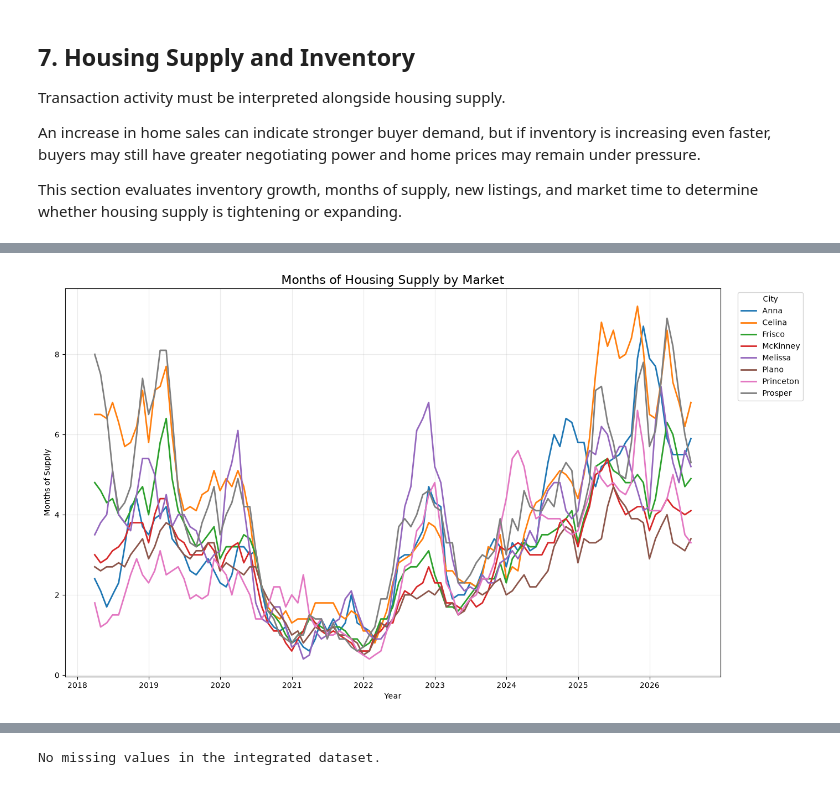
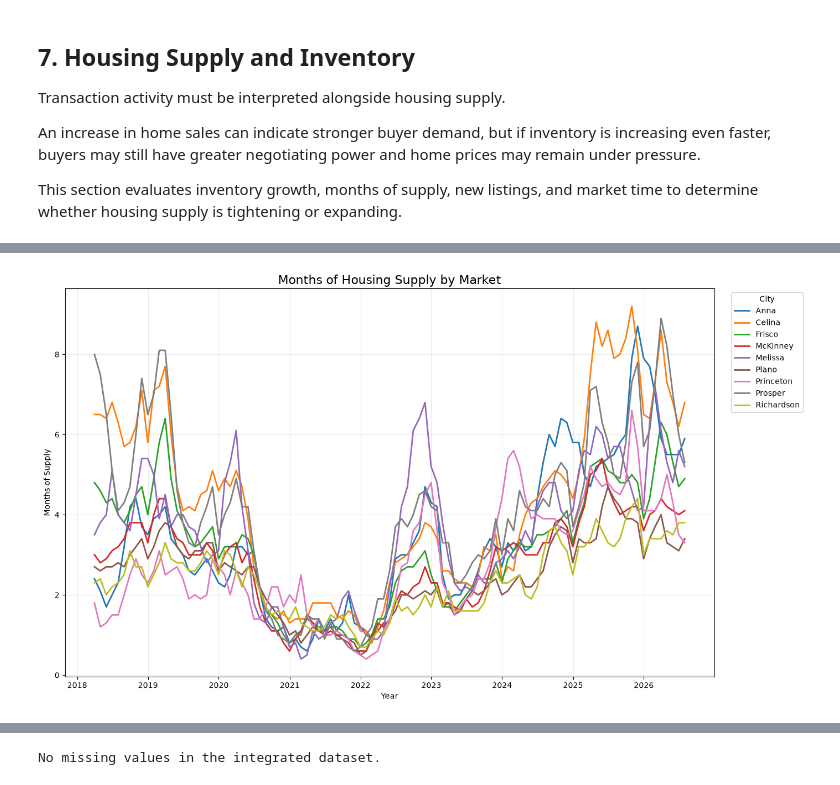
Before and after one commit to ninahhuang/tx_market_analysis, a Jupyter notebook: notebooks/02_market_eda.ipynb, the cells around one changed output, grey strips where cells are left out. Saved outputs shown, nothing was run; the diff lists cells and outputs as text; code cells hidden in the pictures.

Commit message:
Complete market analysis & scoring model

```diff
--- a/notebooks/02_market_eda.ipynb
+++ b/notebooks/02_market_eda.ipynb
@@ -1756,0 +1226,10 @@ sales_peak[
+# %%
+# CREATE CITY VARIABLE
+
+redfin_clean["City"] = (
+    redfin_clean["Region"].str.replace(", TX", "", regex=False)
+)
+
+redfin_clean[
+    ["Region", "City"]
+].drop_duplicates().sort_values("City")
@@ -1756,0 +1385,17 @@ sales_peak[
+# %%
+# YEAR-OVER-YEAR CHANGE IN HOMES SOLD
+
+redfin_clean["Homes_Sold_YoY_Pct"] = (
+    redfin_clean
+    .groupby("City")["Homes_Sold"]
+    .pct_change(periods=12) * 100
+)
+
+redfin_clean[
+    [
+        "City",
+        "Date",
+        "Homes_Sold",
+        "Homes_Sold_YoY_Pct"
+    ]
+].tail(20)
@@ -1763,14 +1525,11 @@ An increase in home sales can indicate stronger buyer demand, but if inventory i
 
 This section evaluates inventory growth, months of supply, new listings, and market time to determine whether housing supply is tightening or expanding.
 # %%
-# -------------------------------------------------------------------
 # YEAR-OVER-YEAR INVENTORY GROWTH
-# -------------------------------------------------------------------
 
 redfin_clean["Inventory_YoY_Pct"] = (
     redfin_clean
     .groupby("City")["Inventory"]
-    .pct_change(periods=12)
-    * 100
+    .pct_change(periods=12) * 100
 )
 # %%
@@ -1848,43 +1597,36 @@ plt.show()
 # %%
-# -------------------------------------------------------------------
 # MONTHS OF SUPPLY OVER TIME
-# -------------------------------------------------------------------
 
-fig, ax = plt.subplots(figsize=(14, 8))
+fig, ax = plt.subplots(figsize=(14,8))
 
 for city in sorted(redfin_clean["City"].unique()):
-
     city_data = redfin_clean[
         redfin_clean["City"] == city
     ]
 
     ax.plot(
         city_data["Date"],
         city_data["Months_of_Supply"],
         label=city,
         linewidth=2
     )
 
-ax.set_title(
-    "Months of Housing Supply by Market",
-    fontsize=16
-)
-
+ax.set_title("Months of Housing Supply by Market", fontsize=16)
 ax.set_xlabel("Year")
 ax.set_ylabel("Months of Supply")
 
 ax.legend(
     title="City",
     bbox_to_anchor=(1.02, 1),
     loc="upper left"
 )
 
 ax.grid(alpha=0.25)
 
 plt.tight_layout()
 plt.show()
 # %% [output]
-[figure, old version]
+[figure, new version]
 # %%
 latest_supply = (
     redfin_clean
```
Also changed, not shown: parts of 245 cells of this notebook, 19 other files.
